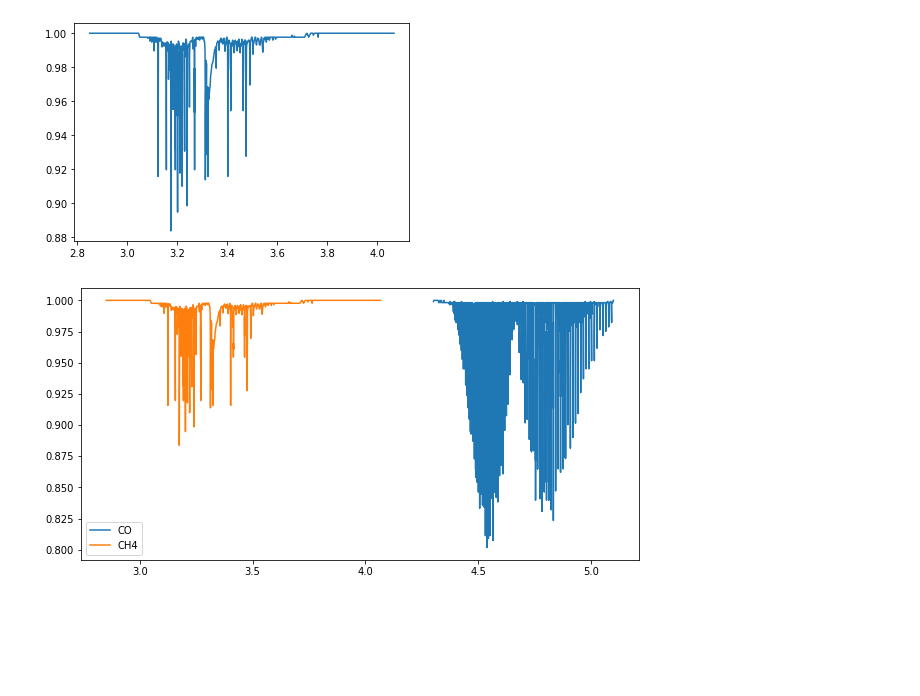
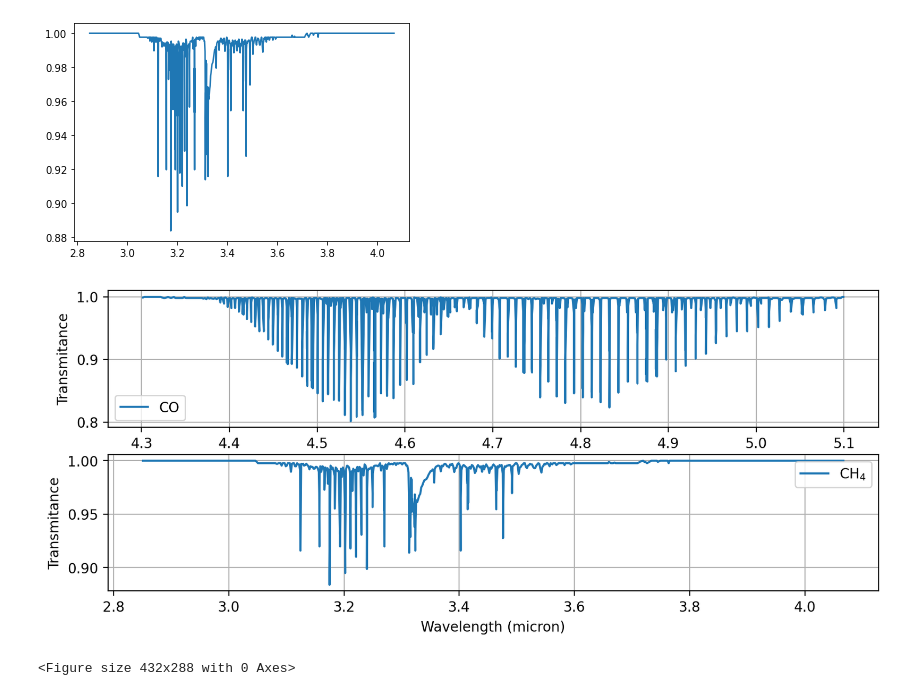
Before and after one commit to shubhagrawal30/ExoplanetAtmospheres, a Jupyter notebook: jwst_single_species.ipynb, the cells around one changed output. Drawn from its saved outputs; the diff is of its cells as text; code cells hidden in the pictures; blank space fills up the shorter version.

Commit message:
got CO CH4 plot

```diff
--- a/jwst_single_species.ipynb
+++ b/jwst_single_species.ipynb
@@ -32,12 +32,21 @@ plt.show()
 # %% [output]
 [figure]
 [figure]
-# %%
-plt.figure(figsize=(10,5))
-plt.plot(CO_wvs, CO_flux_corrected, label="CO")
-plt.plot(CH4_wvs, CH4_flux_corrected, label="CH4")
-plt.legend()
-plt.show()
-plt.show()
-# %% [output]
-[figure, removed]
+# %%
+n = 1
+# plot two subfigures top and bottom
+fig, (ax1, ax2) = plt.subplots(2, 1, figsize=(10,4), dpi=200)
+ax1.plot(np.convolve(CO_wvs, np.ones(n)/n, mode='valid'), np.convolve(CO_flux_corrected, np.ones(n)/n, mode='valid'), label="CO")
+ax1.legend()
+ax1.grid()
+ax2.plot(np.convolve(CH4_wvs, np.ones(n)/n, mode='valid'), np.convolve(CH4_flux_corrected, np.ones(n)/n, mode='valid'), label=r"CH$_4$")
+ax2.legend()
+ax2.grid()
+ax1.set_ylabel("Transmitance")
+ax2.set_ylabel("Transmitance")
+ax2.set_xlabel("Wavelength (micron)")
+plt.show()
+plt.savefig("./plots/CO_CH4.png")
+# %% [output]
+[figure, added]
+<Figure size 432x288 with 0 Axes>
```
Also changed, not shown: 1 other file.
